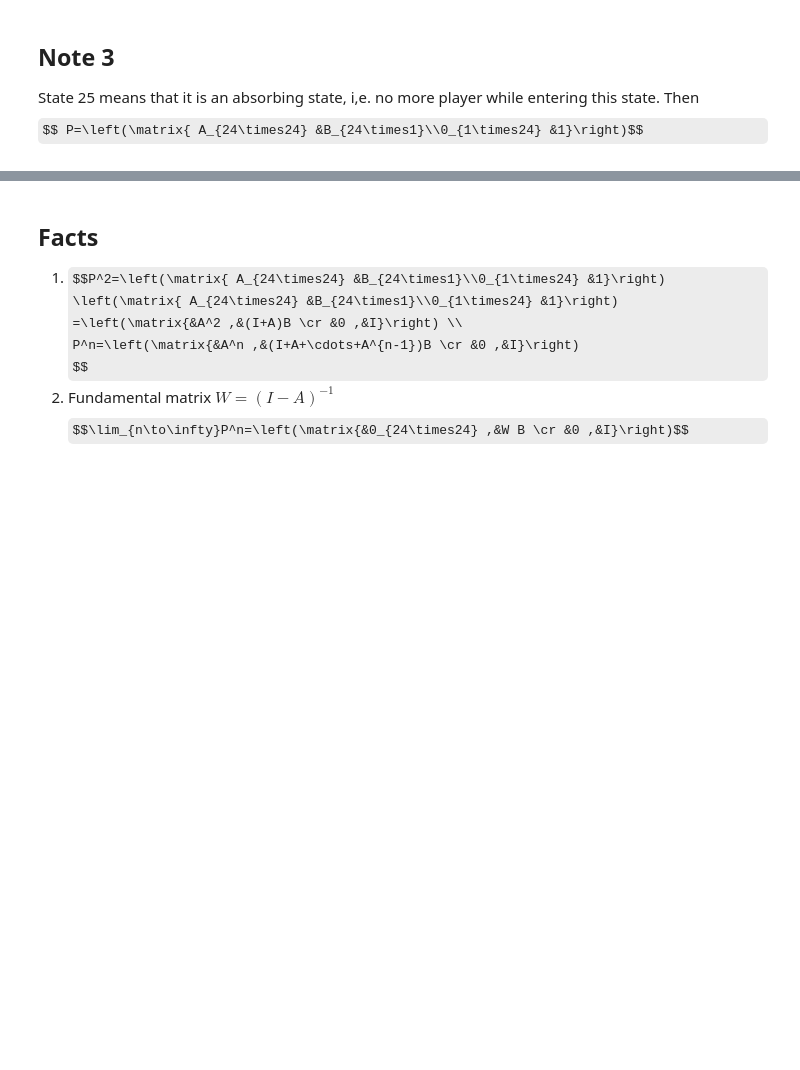
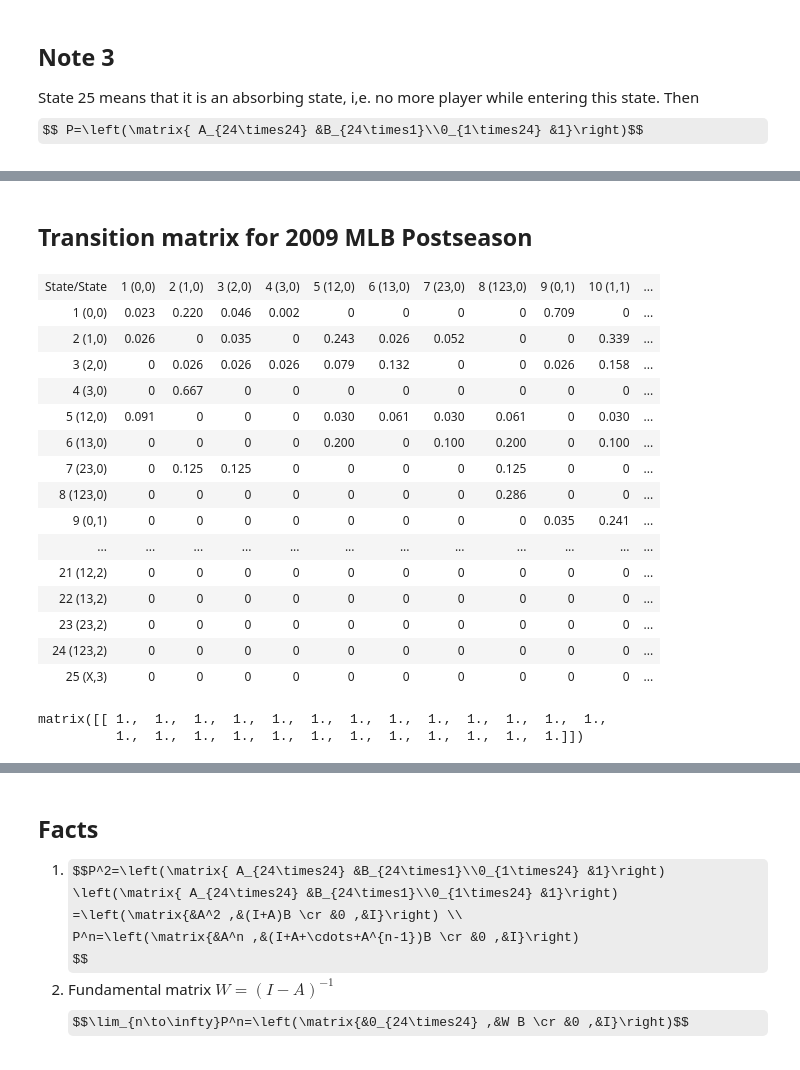
Before and after one commit to cchuang2009/math-2015-2, a Jupyter notebook: 7/2015-12-14.ipynb, the cells around one changed output, grey strips where cells are left out. Saved outputs shown, nothing was run; the diff lists cells and outputs as text; code cells hidden in the pictures; some formulas as TeX source; blank space fills up the shorter version.

```diff
--- a/7/2015-12-14.ipynb
+++ b/7/2015-12-14.ipynb
@@ -50,7 +50,7 @@ def printP(P):
     for i in range(1,row+1):
         l=l+'<tr><td><div align="center">%s</div></td>' %i
         for j in range(1,row+1):
-            l=l+"<td> %1.4f </td>" %P[i-1,j-1];
+            l=l+"<td> %1.4f </td>" %(P[i-1,j-1]);
             j++1
         l=l+"</tr>"
         i++1
@@ -976,6 +982,10 @@ There are 25 states, in other words, the transition matrix, $P$, is a $25\times2
 </tr>
 </tbody>
 </table>
+# %%
+state=['(0,0)','(1,0)','(2,0)','(3,0)','(12,0)','(13,0)','(23,0)','(123,0)','(0,1)','(1,1)','(2,1)','(3,1)',
+      '(12,1)','(13,1)','(23,1)','(123,1)','(0,2)','(1,2)','(2,2)','(3,2)','(12,2)','(13,2)','(23,2)',
+       '(123,2)','(X,3)']
 # %% [markdown]
 ## Note1
 
@@ -1017,0 +1068,53 @@ Transition matrix for 2009 MLB Postseason
+# %% [markdown]
+## Transition matrix for 2009 MLB Postseason
+# %%
+n=np.arange(1,26)
+P=np.matrix([[0.023,0.22,0.046,0.002,0.,0.,0.,0.,0.709,0.,0.,0.,0.,0.,0.,0.,0.,0.,0.,0.,0.,0.,0.,0.,0.]
+            ,[0.026,0.,0.035,0.,0.243,0.026,0.052,0.,0.,0.339,0.157,0.,0.,0.,0.,0.122,0.,0.,0.,0.,0.,0.,0.,0.,0.]
+            ,[0.,0.026,0.026,0.026,0.079,0.132,0.,0.,0.026,0.158,0.422,0.105,0.,0.,0.,0.,0.,0.,0.,0.,0.,0.,0.,0.,0.]
+            ,[0.,0.667,0.,0.,0.,0.,0.,0.,0.,0.,0.,0.333,0.,0.,0.,0.,0.,0.,0.,0.,0.,0.,0.,0.,0.]
+            ,[0.091,0.,0.,0.,0.030,0.061,0.030,0.061,0.,0.030,0.030,0.,0.303,0.091,0.152,0.,0.,0.,0.,0.121,0.,0.,0.,0.,0.]
+            ,[0.,0.,0.,0.,0.2,0.,0.1,0.2,0.,0.1,0.,0.,0.,0.3,0.,0.,0.1,0.,0.,0.,0.,0.,0.,0.,0.]
+            ,[0.,0.125,0.125,0.,0.,0.,0.,0.125,0.,0.,0.,0.125,0.,0.,0.5,0.,0.,0.,0.,0.,0.,0.,0.,0.,0.]
+            ,[0.,0.,0.,0.,0.,0.,0.,0.286,0.,0.,0.,0.,0.,0.,0.,0.428,0.,0.,0.,0.,0.143,0.,0.143,0.,0.]
+            ,[0.,0.,0.,0.,0.,0.,0.,0.,0.035,0.241,0.032,0.007,0.,0.,0.,0.,0.685,0.,0.,0.,0.,0.,0.,0.,0.]
+            ,[0.,0.,0.,0.,0.,0.,0.,0.,0.021,0.,0.007,0.,0.201,0.014,0.014,0.,0.,0.563,0.097,0.,0.,0.,0.,0.,0.083]
+            ,[0.,0.,0.,0.,0.,0.,0.,0.,0.,0.069,0.028,0.,0.25,0.083,0.014,0.,0.,0.028,0.403,0.083,0.,0.,0.,0.,0.042]
+            ,[0.,0.,0.,0.,0.,0.,0.,0.,0.071,0.286,0.143,0.,0.,0.143,0.,0.,0.215,0.,0.071,0.071,0.,0.,0.,0.,0.]
+            ,[0.,0.,0.,0.,0.,0.,0.,0.,0.,0.,0.062,0.,0.062,0.,0.016,0.125,0.,0.,0.,0.016,0.406,0.094,0.094,0.,0.125]
+            ,[0.,0.,0.,0.,0.,0.,0.,0.,0.056,0.,0.,0.056,0.11,0.,0.,0.111,0.,0.278,0.167,0.,0.,0.222,0.,0.,0.]
+            ,[0.,0.,0.,0.,0.,0.,0.,0.,0.067,0.067,0.,0.,0.,0.067,0.,0.333,0.,0.,0.067,0.2,0.,0.067,0.132,0.,0.]
+            ,[0.,0.,0.,0.,0.,0.,0.,0.,0.,0.,0.,0.,0.091,0.,0.,0.182,0.,0.,0.0,0.,0.045,0.045,0.045,0.455,0.137]
+            ,[0.,0.,0.,0.,0.,0.,0.,0.,0.,0.,0.,0.,0.,0.,0.,0.,0.039,0.232,0.054,0.006,0.,0.,0.,0.,0.669]
+            ,[0.,0.,0.,0.,0.,0.,0.,0.,0.,0.,0.,0.,0.,0.,0.,0.,0.039,0.,0.039,0.013,0.161,0.052,0.032,0.,0.664]
+            ,[0.,0.,0.,0.,0.,0.,0.,0.,0.,0.,0.,0.,0.,0.,0.,0.,0.02,0.102,0.02,0.01,0.225,0.02,0.,0.,0.603]
+            ,[0.,0.,0.,0.,0.,0.,0.,0.,0.,0.,0.,0.,0.,0.,0.,0.,0.,0.167,0.,0.,0.042,0.125,0.,0.,0.666]
+            ,[0.,0.,0.,0.,0.,0.,0.,0.,0.,0.,0.,0.,0.,0.,0.,0.,0.012,0.,0.059,0.024,0.071,0.035,0.024,0.129,0.646]
+            ,[0.,0.,0.,0.,0.,0.,0.,0.,0.,0.,0.,0.,0.,0.,0.,0.,0.,0.,0.043,0.,0.088,0.,0.043,0.13,0.696]
+            ,[0.,0.,0.,0.,0.,0.,0.,0.,0.,0.,0.,0.,0.,0.,0.,0.,0.,0.091,0.,0.,0.,0.045,0.045,0.319,0.5]
+            ,[0.,0.,0.,0.,0.,0.,0.,0.,0.,0.,0.,0.,0.,0.,0.,0.,0.,0.,0.029,0.,0.086,0.,0.029,0.142,0.714]
+            ,[0.,0.,0.,0.,0.,0.,0.,0.,0.,0.,0.,0.,0.,0.,0.,0.,0.,0.,0.,0.,0.,0.,0.,0.,1.]
+            ])
+printP(P)
+# %% [output]
+| State/State | 1 (0,0) | 2 (1,0) | 3 (2,0) | 4 (3,0) | 5 (12,0) | 6 (13,0) | 7 (23,0) | 8 (123,0) | 9 (0,1) | 10 (1,1) | ... |
+| 1 (0,0) | 0.023 | 0.220 | 0.046 | 0.002 | 0 | 0 | 0 | 0 | 0.709 | 0 | ... |
+| 2 (1,0) | 0.026 | 0 | 0.035 | 0 | 0.243 | 0.026 | 0.052 | 0 | 0 | 0.339 | ... |
+| 3 (2,0) | 0 | 0.026 | 0.026 | 0.026 | 0.079 | 0.132 | 0 | 0 | 0.026 | 0.158 | ... |
+| 4 (3,0) | 0 | 0.667 | 0 | 0 | 0 | 0 | 0 | 0 | 0 | 0 | ... |
+| 5 (12,0) | 0.091 | 0 | 0 | 0 | 0.030 | 0.061 | 0.030 | 0.061 | 0 | 0.030 | ... |
+| 6 (13,0) | 0 | 0 | 0 | 0 | 0.200 | 0 | 0.100 | 0.200 | 0 | 0.100 | ... |
+| 7 (23,0) | 0 | 0.125 | 0.125 | 0 | 0 | 0 | 0 | 0.125 | 0 | 0 | ... |
+| 8 (123,0) | 0 | 0 | 0 | 0 | 0 | 0 | 0 | 0.286 | 0 | 0 | ... |
+| 9 (0,1) | 0 | 0 | 0 | 0 | 0 | 0 | 0 | 0 | 0.035 | 0.241 | ... |
+| ... | ... | ... | ... | ... | ... | ... | ... | ... | ... | ... | ... |
+| 21 (12,2) | 0 | 0 | 0 | 0 | 0 | 0 | 0 | 0 | 0 | 0 | ... |
+| 22 (13,2) | 0 | 0 | 0 | 0 | 0 | 0 | 0 | 0 | 0 | 0 | ... |
+| 23 (23,2) | 0 | 0 | 0 | 0 | 0 | 0 | 0 | 0 | 0 | 0 | ... |
+| 24 (123,2) | 0 | 0 | 0 | 0 | 0 | 0 | 0 | 0 | 0 | 0 | ... |
+| 25 (X,3) | 0 | 0 | 0 | 0 | 0 | 0 | 0 | 0 | 0 | 0 | ... |
+# %%
+sum(np.transpose(P))
+# %% [output]
+matrix([[ 1.,  1.,  1.,  1.,  1.,  1.,  1.,  1.,  1.,  1.,  1.,  1.,  1.,
+          1.,  1.,  1.,  1.,  1.,  1.,  1.,  1.,  1.,  1.,  1.,  1.]])
```
Also changed, not shown: parts of 52 cells of this notebook.
